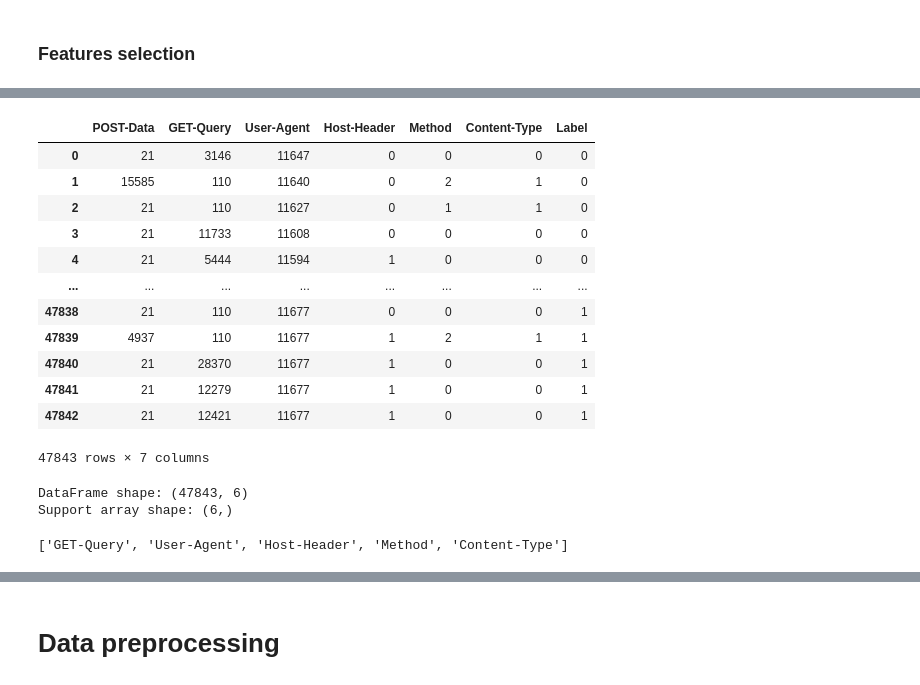
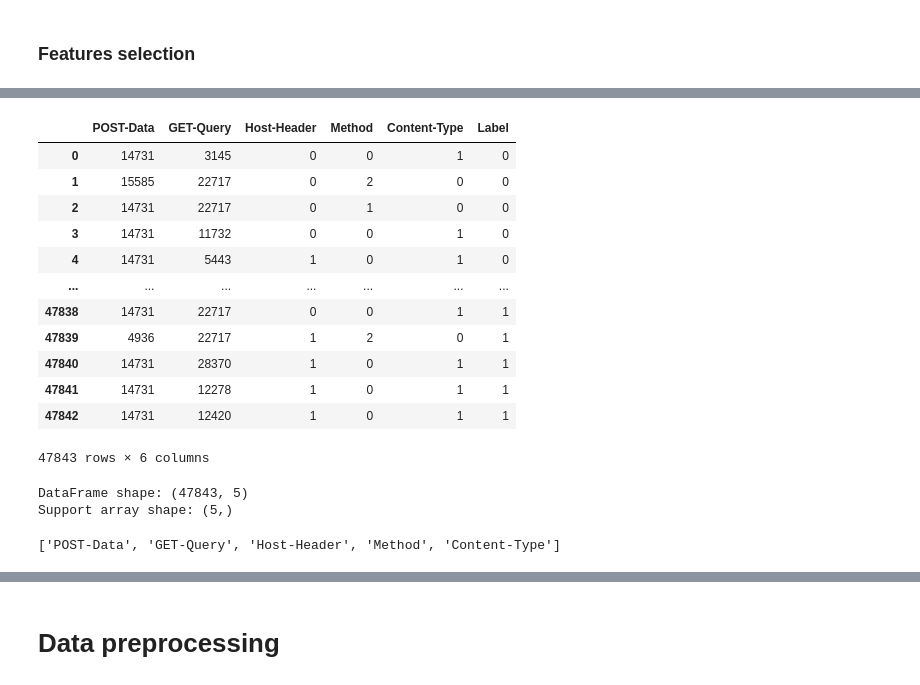
Before and after one commit to zhugez/LTIntruderDetection, a Jupyter notebook: index.ipynb, the cells around one changed output, grey strips where cells are left out. Cells and saved outputs as stored; diff of their text form; code cells hidden in the pictures.

```diff
--- a/index.ipynb
+++ b/index.ipynb
@@ -165,7 +196,7 @@ df_no_outliers.to_csv("data_no_outliers.csv", index=False)
 # %% [markdown]
 ### Features selection
 # %%
-data = pd.read_csv("data_cleaned.csv")
+data = pd.read_csv("data_no_outliers.csv")
 data
 # %% [output]
 |  | Label | Method | Host-Header | Connection | Accept | Accept-Charset | Accept-Language | Cache-control | ... |
@@ -183,5 +214,5 @@ data
 47843 rows × 13 columns
 # %%
-newData = data[["POST-Data", "GET-Query","User-Agent","Host-Header","Method","Content-Type","Label"]]
+newData = data[["POST-Data", "GET-Query","Host-Header","Method","Content-Type","Label"]]
 newData
 # %% [output]
@@ -223,28 +254,28 @@ newData
 # %%
 # Encode the categorical features
 newData["POST-Data"] = label_encoder.fit_transform(newData["POST-Data"].astype(str))
 newData["GET-Query"] = label_encoder.fit_transform(newData["GET-Query"].astype(str))
-newData["User-Agent"] = label_encoder.fit_transform(newData["User-Agent"].astype(str))
 newData["Host-Header"] = label_encoder.fit_transform(newData["Host-Header"].astype(str))
 newData["Method"] = label_encoder.fit_transform(newData["Method"].astype(str))
 newData["Content-Type"] = label_encoder.fit_transform(newData["Content-Type"].astype(str))
 newData
 # %% [output]
-|  | POST-Data | GET-Query | User-Agent | Host-Header | Method | Content-Type | Label |
-| 0 | 21 | 3146 | 11647 | 0 | 0 | 0 | 0 |
-| 1 | 15585 | 110 | 11640 | 0 | 2 | 1 | 0 |
-| 2 | 21 | 110 | 11627 | 0 | 1 | 1 | 0 |
-| 3 | 21 | 11733 | 11608 | 0 | 0 | 0 | 0 |
-| 4 | 21 | 5444 | 11594 | 1 | 0 | 0 | 0 |
-| ... | ... | ... | ... | ... | ... | ... | ... |
-| 47838 | 21 | 110 | 11677 | 0 | 0 | 0 | 1 |
-| 47839 | 4937 | 110 | 11677 | 1 | 2 | 1 | 1 |
-| 47840 | 21 | 28370 | 11677 | 1 | 0 | 0 | 1 |
-| 47841 | 21 | 12279 | 11677 | 1 | 0 | 0 | 1 |
-| 47842 | 21 | 12421 | 11677 | 1 | 0 | 0 | 1 |
+|  | POST-Data | GET-Query | Host-Header | Method | Content-Type | Label |
+| 0 | 14731 | 3145 | 0 | 0 | 1 | 0 |
+| 1 | 15585 | 22717 | 0 | 2 | 0 | 0 |
+| 2 | 14731 | 22717 | 0 | 1 | 0 | 0 |
+| 3 | 14731 | 11732 | 0 | 0 | 1 | 0 |
+| 4 | 14731 | 5443 | 1 | 0 | 1 | 0 |
+| ... | ... | ... | ... | ... | ... | ... |
+| 47838 | 14731 | 22717 | 0 | 0 | 1 | 1 |
+| 47839 | 4936 | 22717 | 1 | 2 | 0 | 1 |
+| 47840 | 14731 | 28370 | 1 | 0 | 1 | 1 |
+| 47841 | 14731 | 12278 | 1 | 0 | 1 | 1 |
+| 47842 | 14731 | 12420 | 1 | 0 | 1 | 1 |
-47843 rows × 7 columns
+47843 rows × 6 columns
 # %%
 # Ensure k is less than or equal to the number of features
+from sklearn.feature_selection import SelectKBest
 k = min(5, newData.shape[1] - 1)  # Subtract 1 for the label column
 
 # Select the top k features
@@ -259,9 +290,9 @@ print("Support array shape:", selector.get_support().shape)
 selected_features = newData.drop("Label", axis=1).columns[selector.get_support()].tolist()
 selected_features
 # %% [output]
-DataFrame shape: (47843, 6)
-Support array shape: (6,)
+DataFrame shape: (47843, 5)
+Support array shape: (5,)
-['GET-Query', 'User-Agent', 'Host-Header', 'Method', 'Content-Type']
+['POST-Data', 'GET-Query', 'Host-Header', 'Method', 'Content-Type']
 # %%
 data = data[selected_features + ["Label"]]
 data
```
Also changed, not shown: parts of 31 cells of this notebook, 3 other files.
